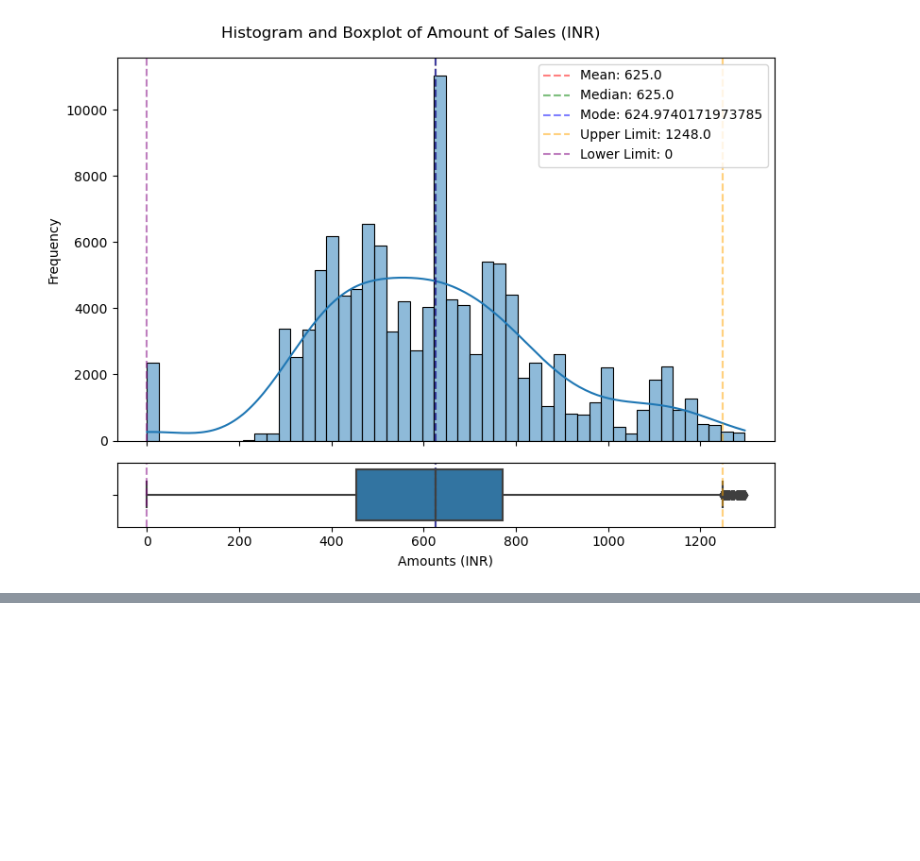
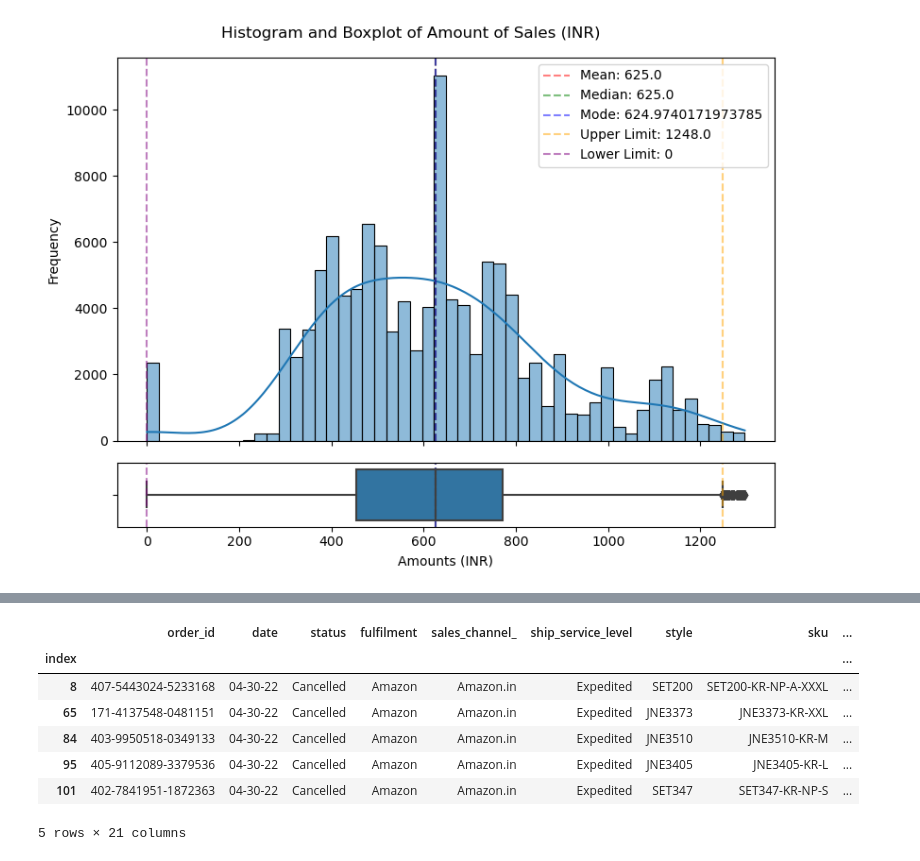
Before and after one commit to alfandysurya2/portfolio, a Jupyter notebook: E-Commerce Data Pipeline with Airflow Project/notebook/amazon_sale_report_notebook.ipynb, the cells around one changed output, grey strips where cells are left out. Saved outputs shown, nothing was run; the diff lists cells and outputs as text; code cells hidden in the pictures; blank space fills up the shorter version.

```diff
--- a/E-Commerce Data Pipeline with Airflow Project/notebook/amazon_sale_report_notebook.ipynb
+++ b/E-Commerce Data Pipeline with Airflow Project/notebook/amazon_sale_report_notebook.ipynb
@@ -346,0 +370,24 @@ df_1 = df_fill.copy()
+# %%
+def categorize_column(df, column, bins, labels, right=False):
+    df_copy = df.copy()
+    df_copy[f'{column}_category'] = pd.cut(df_1[column],
+                        bins=bins,
+                        labels=labels,
+                        right=right)
+    return df_copy
+# %%
+bins = [0, 450, 900, np.inf]
+labels=['Low', 'Medium', 'High']
+# %%
+df_1 = categorize_column(df_1, 'amount', bins, labels)
+# %%
+df_1.head()
+# %% [output]
+|  | order_id | date | status | fulfilment | sales_channel_ | ship_service_level | style | sku | ... |
+| index |  |  |  |  |  |  |  |  | ... |
+| 8 | 407-5443024-5233168 | 04-30-22 | Cancelled | Amazon | Amazon.in | Expedited | SET200 | SET200-KR-NP-A-XXXL | ... |
+| 65 | 171-4137548-0481151 | 04-30-22 | Cancelled | Amazon | Amazon.in | Expedited | JNE3373 | JNE3373-KR-XXL | ... |
+| 84 | 403-9950518-0349133 | 04-30-22 | Cancelled | Amazon | Amazon.in | Expedited | JNE3510 | JNE3510-KR-M | ... |
+| 95 | 405-9112089-3379536 | 04-30-22 | Cancelled | Amazon | Amazon.in | Expedited | JNE3405 | JNE3405-KR-L | ... |
+| 101 | 402-7841951-1872363 | 04-30-22 | Cancelled | Amazon | Amazon.in | Expedited | SET347 | SET347-KR-NP-S | ... |
+5 rows × 21 columns
```
Also changed, not shown: parts of 6 cells of this notebook.
